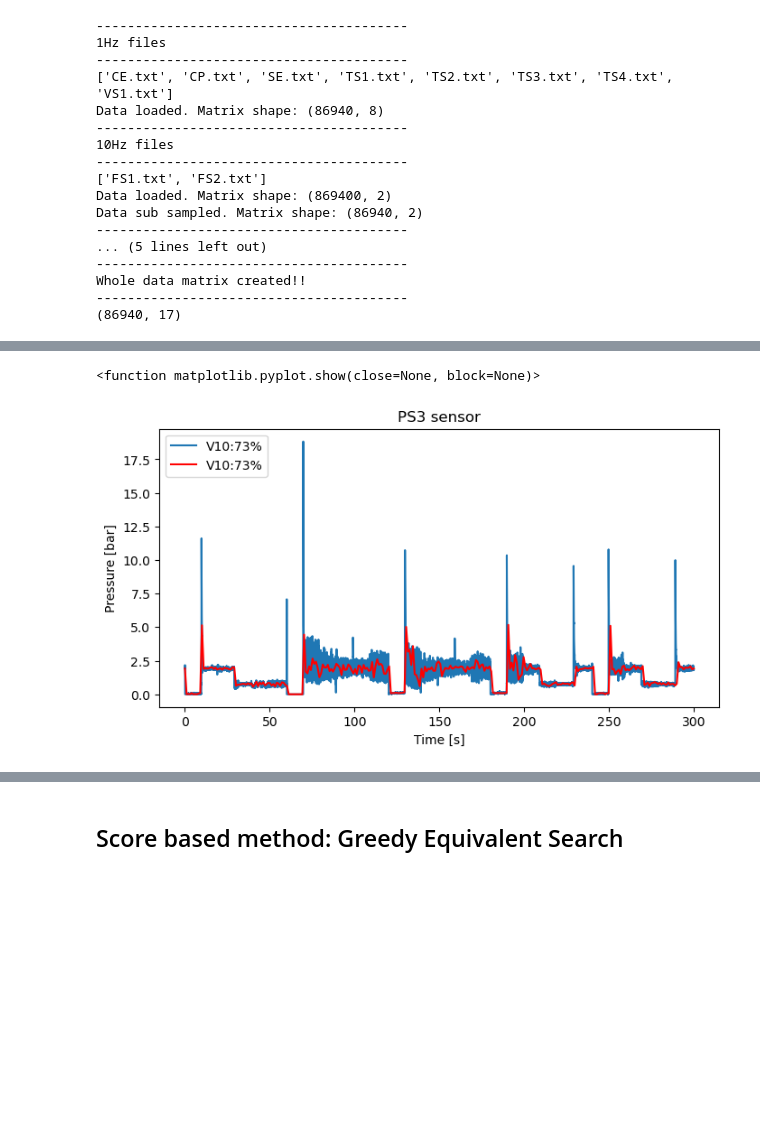
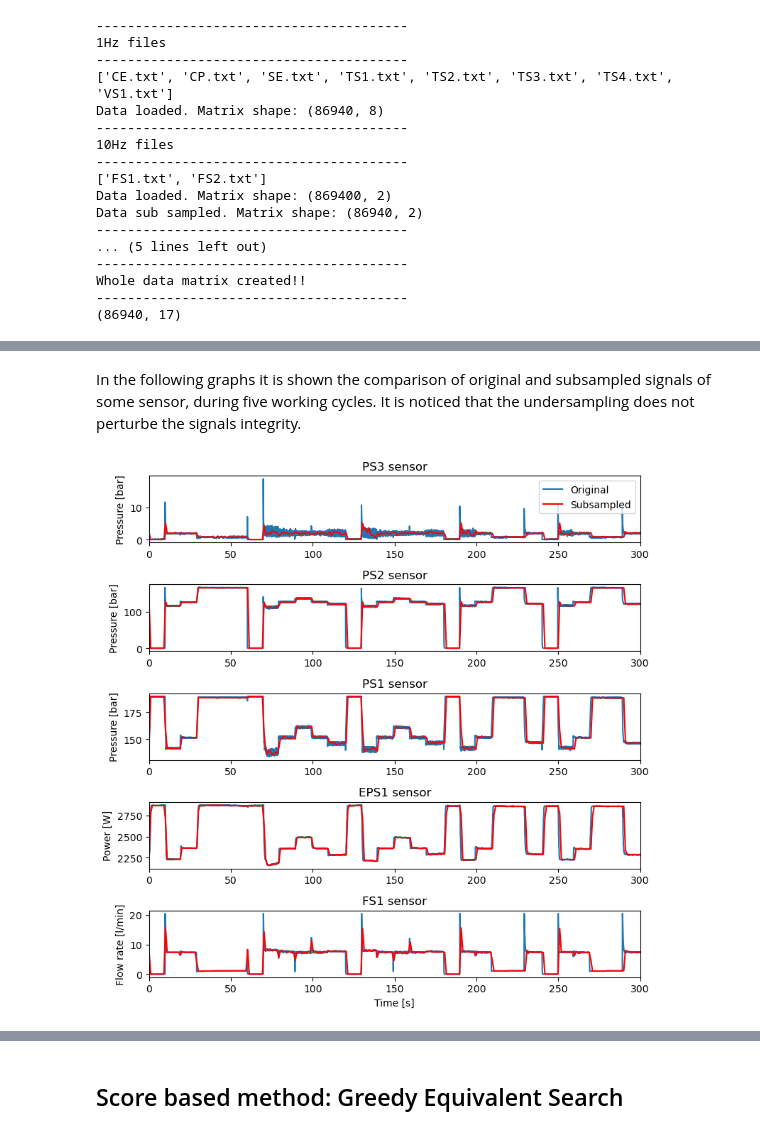
Before and after one commit to SamiraSanchezNT/Hydraulic-System-Condition-monitoring, a Jupyter notebook: ProjectAppliedCausalInference.ipynb, the cells around one changed output, grey strips where cells are left out. Cells and saved outputs as stored; diff of their text form; code cells hidden in the pictures; blank space fills up the shorter version.

Commit message:
Some plots added

```diff
--- a/ProjectAppliedCausalInference.ipynb
+++ b/ProjectAppliedCausalInference.ipynb
@@ -425,15 +286,56 @@ plt.show
-# %%
-#PS3 detail
-t = np.linspace(0, 60*5, num=6000*5)
-t_sub = np.linspace(0, 60*5, num=60*5)
-plt.figure(figsize=(8,4))
-plt.plot(t, X_100Hz[:6000*5,3], label="V10:73%")
-plt.plot(t_sub, X_100Hz_sub[0:60*5,3],'r', label="V10:73%")
-plt.xlabel('Time [s]')
-plt.ylabel('Pressure [bar]')
-plt.title('PS3 sensor')
-plt.legend(loc='upper left')
-plt.show
-# %% [output]
-<function matplotlib.pyplot.show(close=None, block=None)>
-[figure, removed]
+# %% [markdown]
+In the following graphs it is shown the comparison of original and subsampled signals of some sensor, during five working cycles. It is noticed that the undersampling does not perturbe the signals integrity.
+# %%
+# Create subplots (considering all the data)
+fig = plt.figure(figsize=(8,8))
+ax1 = fig.add_subplot(511)
+ax2 = fig.add_subplot(512)
+ax3 = fig.add_subplot(513)
+ax4 = fig.add_subplot(514)
+ax5 = fig.add_subplot(515)
+
+
+t = np.linspace(0, 60*5, num=6000*5)
+t_sub = np.linspace(0, 60*5, num=60*5)
+ax1.plot(t, X_100Hz[:6000*5,3], label="Original")
+ax1.plot(t_sub, X_100Hz_sub[:60*5,3],'r', label="Subsampled")
+ax1.set_ylabel('Pressure [bar]')
+ax1.title.set_text('PS3 sensor')
+ax1.legend(loc='upper right')
+ax1.set_xlim([0, 60*5])
+
+ax2.plot(t, X_100Hz[:6000*5,2], label="Original")
+ax2.plot(t_sub, X_100Hz_sub[:60*5,2],'r', label="Subsampled")
+ax2.set_ylabel('Pressure [bar]')
+ax2.title.set_text('PS2 sensor')
+# ax2.legend(loc='upper left')
+ax2.set_xlim([0, 60*5])
+
+ax3.plot(t, X_100Hz[:6000*5,1], label="Original")
+ax3.plot(t_sub, X_100Hz_sub[:60*5,1],'r', label="Subsampled")
+ax3.set_ylabel('Pressure [bar]')
+ax3.title.set_text('PS1 sensor')
+# ax3.legend(loc='upper left')
+ax3.set_xlim([0, 60*5])
+
+ax4.plot(t, X_100Hz[:6000*5,0], label="Original")
+ax4.plot(t_sub, X_100Hz_sub[:60*5,0],'r', label="Subsampled")
+ax4.set_ylabel('Motor power [W]')
+ax4.title.set_text('EPS1 sensor')
+# ax4.legend(loc='upper left')
+ax4.set_xlim([0, 60*5])
+
+t = np.linspace(0, 60*5, num=600*5)
+t_sub = np.linspace(0, 60*5, num=60*5)
+ax5.plot(t, X_10Hz[:600*5,0], label="Original")
+ax5.plot(t_sub, X_10Hz_sub[:60*5,0],'r', label="Subsampled")
+ax5.set_ylabel('Flow rate [l/min]')
+ax5.title.set_text('FS1 sensor')
+# ax5.legend(loc='upper left')
+ax5.set_xlim([0, 60*5])
+ax5.set_xlabel('Time [s]')
+
+fig.tight_layout()
+plt.show()
+# %% [output]
+[figure, added]
```
Also changed, not shown: parts of 16 cells of this notebook, 3 other files.
